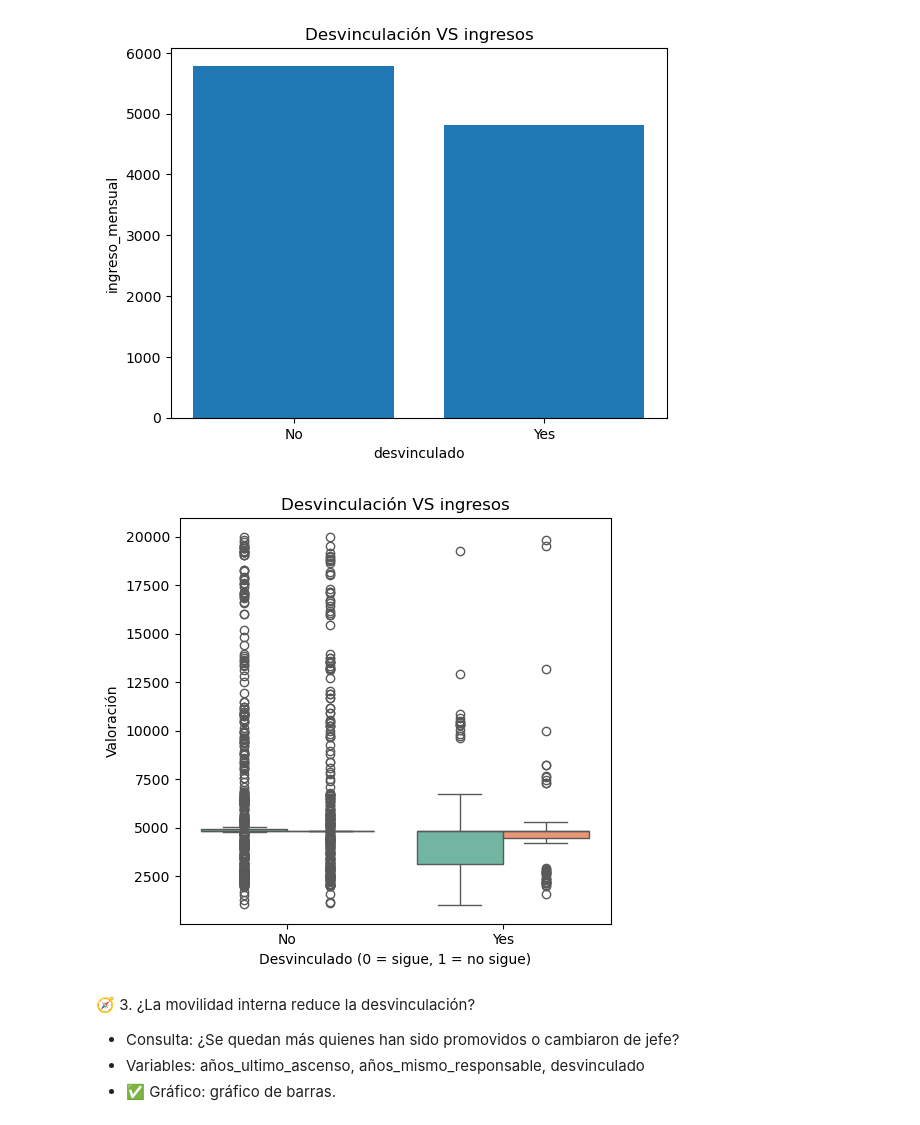
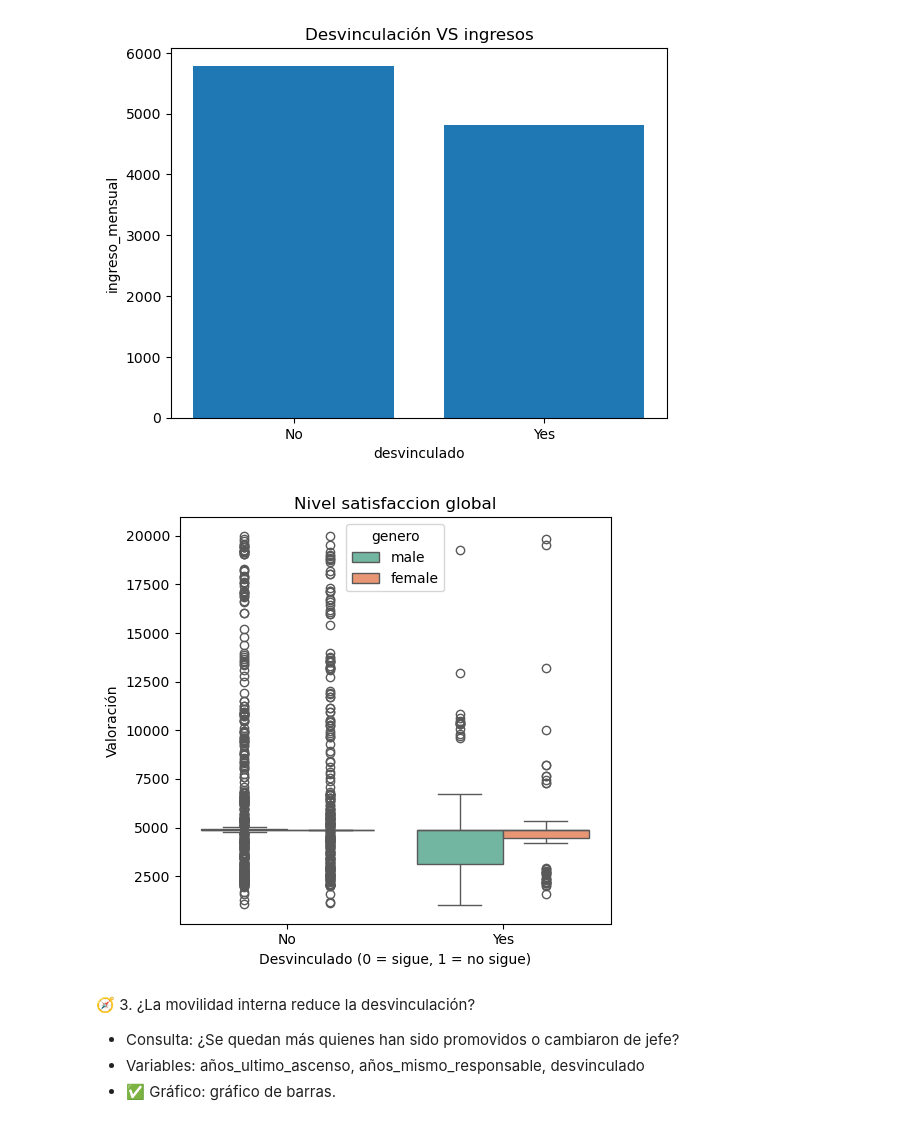
Before and after one commit to SilviaFarled/Modulo-3-Proyecto-Grupo4-Datahoot, a Jupyter notebook: PARTE-4_project-da-promo-52-modulo-3-team-4-VISUALIZACION.ipynb, the cells around one changed output. Saved outputs shown, nothing was run; the diff lists cells and outputs as text; code cells hidden in the pictures.

```diff
--- a/PARTE-4_project-da-promo-52-modulo-3-team-4-VISUALIZACION.ipynb
+++ b/PARTE-4_project-da-promo-52-modulo-3-team-4-VISUALIZACION.ipynb
@@ -134,15 +134,17 @@ plt.show()
 [figure]
 # %%
 plt.figure(figsize=(15, 5))
+
 plt.subplot(1, 3, i + 1)
-sns.boxplot(x='desvinculado', y='ingreso_mensual', hue='genero', data=df, palette='Set2', legend=False)
-plt.title('Desvinculación VS ingresos')
+sns.boxplot(x='desvinculado', y='ingreso_mensual', hue='genero', data=df, palette='Set2', legend=True)
+plt.title(f'{col.replace("_", " ").capitalize()}')
 plt.xlabel('Desvinculado (0 = sigue, 1 = no sigue)')
 plt.ylabel('Valoración')
+
 plt.tight_layout()
 plt.show()
 # %% [output]
-[figure, old version]
+[figure, new version]
 # %% [markdown]
 🧭 3. ¿La movilidad interna reduce la desvinculación?
 
```
Also changed, not shown: parts of 13 cells of this notebook, 2 other files.
